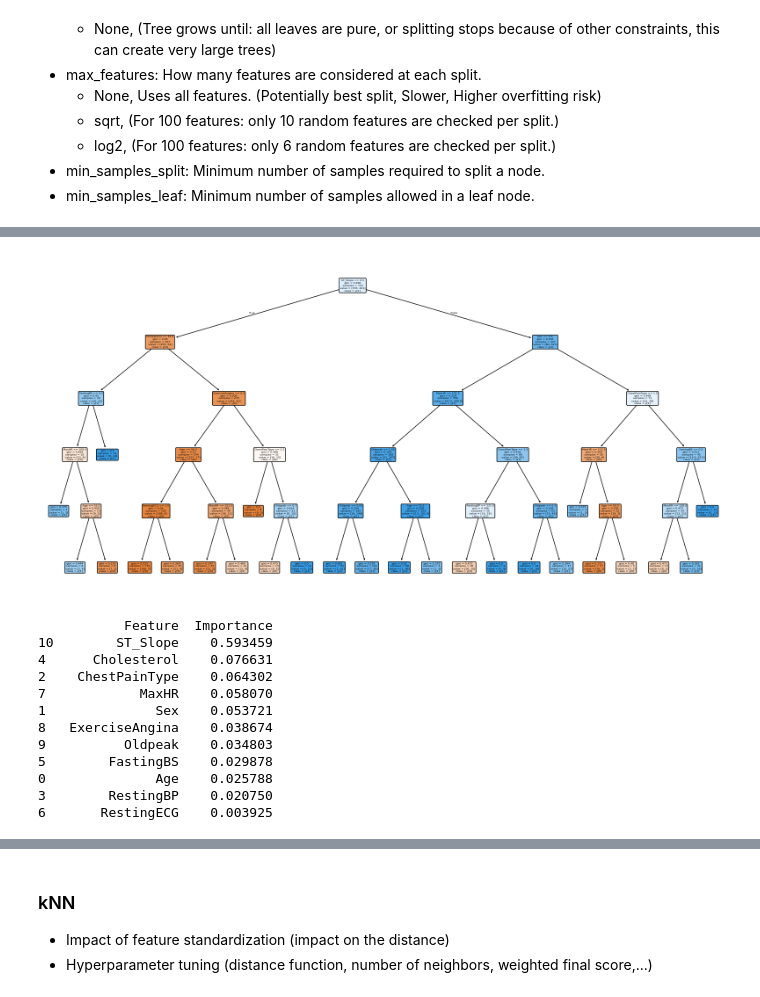
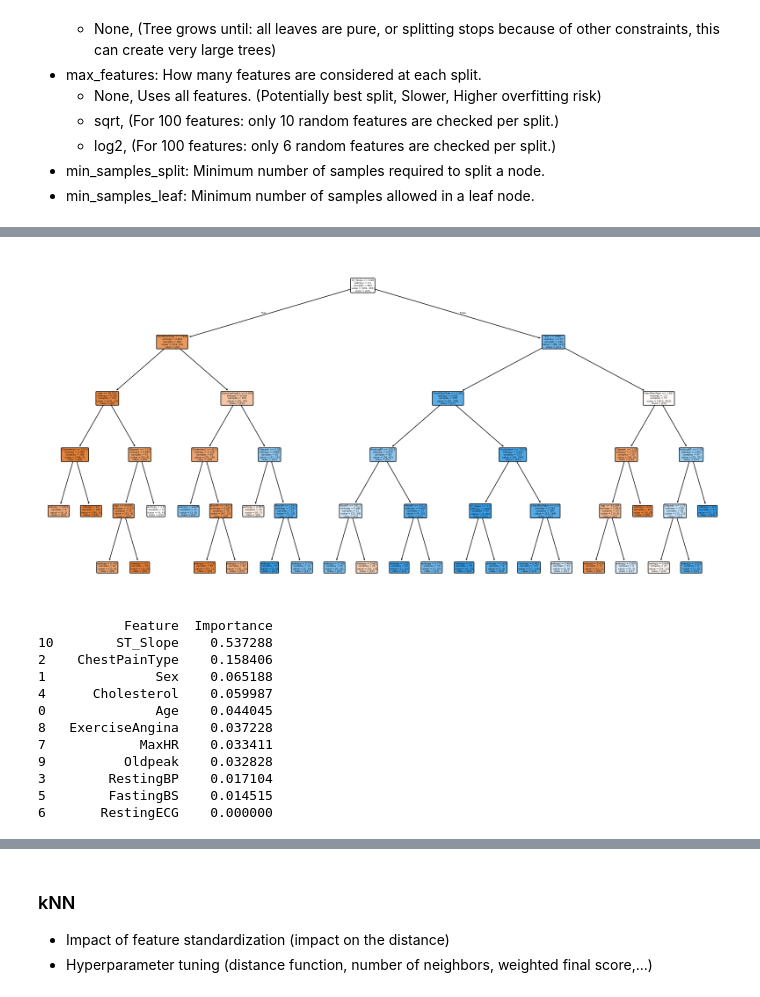
Before and after one commit to AndromedaOMA/Data_Mining-Heart_Failure_Prediction, a Jupyter notebook: task05/task05.ipynb, the cells around one changed output, grey strips where cells are left out. Saved outputs shown, nothing was run; the diff lists cells and outputs as text; code cells hidden in the pictures.

```diff
--- a/task05/task05.ipynb
+++ b/task05/task05.ipynb
@@ -245,7 +285,9 @@ def calculate(one_hot_categorical, continuous_X, Y, strategy="uniform", min_supp
 # Data aquisition
 # %%
 
-filename = "{}/heart_failure_prediction/heart.csv".format(DS_PATH)
+# filename = "{}/heart_failure_prediction/heart.csv".format(DS_PATH)
+filename = "../data/heart.csv"
+
 pd_df = pd.read_csv(filename,
                     #names=["col0", "col1", "col2", "col3", "labels"],
                     #header=None
@@ -509,24 +524,39 @@ best_models = dict()
 #         the number of features to consider when looking for the best split, …)
 # Splitting the dataset in 5 folds, in a stratified manner (considering the distribution of the values of the feature).
 # Repeatedly training on 4 folds and collecting, each time, the predictions on the validation fold.
+
+from imblearn.pipeline import Pipeline as ImbPipeline
+from imblearn.over_sampling import SMOTE
+from sklearn.tree import DecisionTreeClassifier
+from sklearn.model_selection import GridSearchCV
+
+# Definim pipeline-ul care include pasul de echilibrare și modelul
+imb_pipeline = ImbPipeline(steps=[
+    ('smote', SMOTE(random_state=42)),
+    ('dt', DecisionTreeClassifier(random_state=42))
+])
+
+# Definim grila de parametri.
 param_grid = {
-    'criterion': ['gini', 'entropy'],
-    'max_depth': [3, 5, 10, 20, None],
-    'max_features': [None, 'sqrt', 'log2'],
-    'min_samples_split': [2, 5, 10, 20],
-    'min_samples_leaf': [1, 2, 4, 8]
+    'dt__criterion': ['gini', 'entropy'],
+    'dt__max_depth': [3, 5, 10, 20, None],
+    'dt__max_features': [None, 'sqrt', 'log2'],
+    'dt__min_samples_split': [2, 5, 10, 20],
+    'dt__min_samples_leaf': [1, 2, 4, 8]
 }
 
+# 3. Căutarea parametrilor folosind GridSearchCV
 grid_search = GridSearchCV(
-    DecisionTreeClassifier(random_state=42),
-    param_grid,
-    cv=5,     # Splitting the dataset in 5 folds
-    scoring="accuracy",
+    estimator=imb_pipeline,  # Folosim pipeline-ul în loc de DecisionTreeClassifier simplu
+    param_grid=param_grid,
+    cv=5,                    # Face automat 5-fold CV aplicând SMOTE doar pe fold-urile de train
+    scoring="accuracy",      # Poți adăuga mai multe metrici dacă dorești, ex: scoring=['accuracy', 'f1']
     n_jobs=-1
 )
 
 grid_search.fit(X_train, y_train)
 best_models["DecisionTree"] = grid_search
+
 print("Best parameters:")
 print(grid_search.best_params_)
 
@@ -556,21 +585,21 @@ $\displaystyle \mathrm{AUC} = 0.871<=> \mathrm{1.0 → perfect classifier, 0.5
 # %%
 
 # Visualization of the trees
 best_tree = grid_search.best_estimator_
 
 plt.figure(figsize=(20,10))
-
+best_tree = best_tree.named_steps["dt"]
 tree.plot_tree(
     best_tree,
     feature_names=pd_X.columns,
     class_names=True,
     filled=True,
     rounded=True
 )
 
 plt.show()
 # %% [output]
-[figure, old version]
+[figure, new version]
 # %%
 
 # Feature importance
@@ -589,17 +618,17 @@ feature_importance = feature_importance.sort_values(
 print(feature_importance)
 # %% [output]
            Feature  Importance
-10        ST_Slope    0.593459
-4      Cholesterol    0.076631
-2    ChestPainType    0.064302
-7            MaxHR    0.058070
-1              Sex    0.053721
-8   ExerciseAngina    0.038674
-9          Oldpeak    0.034803
-5        FastingBS    0.029878
-0              Age    0.025788
-3        RestingBP    0.020750
-6       RestingECG    0.003925
+10        ST_Slope    0.537288
+2    ChestPainType    0.158406
+1              Sex    0.065188
+4      Cholesterol    0.059987
+0              Age    0.044045
+8   ExerciseAngina    0.037228
+7            MaxHR    0.033411
+9          Oldpeak    0.032828
+3        RestingBP    0.017104
+5        FastingBS    0.014515
+6       RestingECG    0.000000
 # %%
 
 top_models = get_best_K_models(X_train, y_train, grid_search, model_fn=DecisionTreeClassifier, K=3)
```
Also changed, not shown: parts of 37 cells of this notebook, 1 other file.
